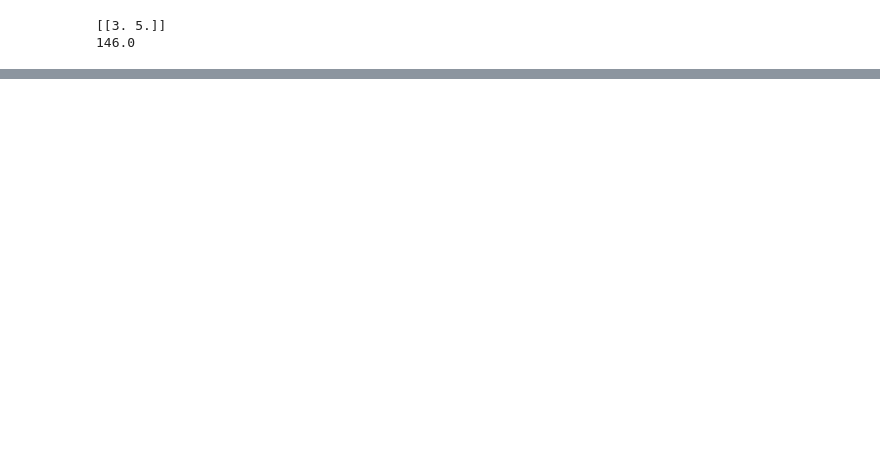
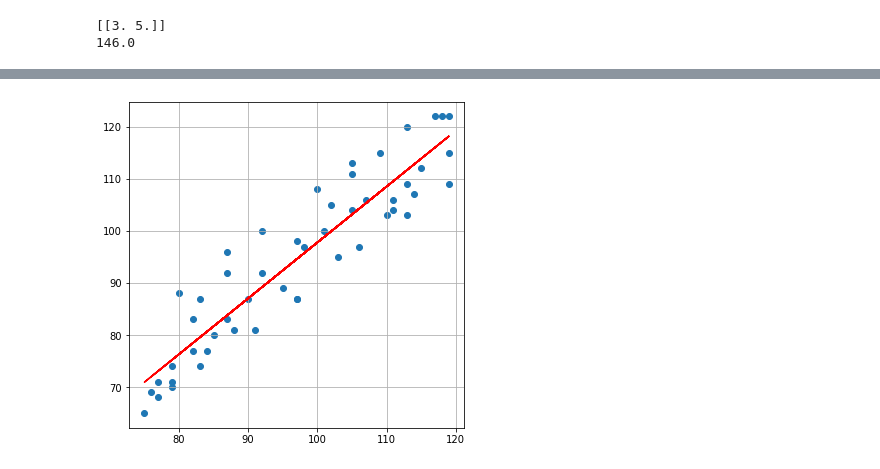
Before and after one commit to betelgeus/fundamentals_of_statistics_notes, a Jupyter notebook: Stepik_fundamentals_of_statistics_notes_Part_2.ipynb, the cells around one changed output, grey strips where cells are left out. Drawn from its saved outputs; the diff is of its cells as text; code cells hidden in the pictures; blank space fills up the shorter version.

```diff
--- a/Stepik_fundamentals_of_statistics_notes_Part_2.ipynb
+++ b/Stepik_fundamentals_of_statistics_notes_Part_2.ipynb
@@ -2201,0 +2260,23 @@ print(kmeans.inertia_)
+# %%
+import numpy as np
+import matplotlib.pyplot as plt
+from pca import pca
+# генерируем линейную зависимость оценок
+R = np.random.randint(75,120,50)
+stat = [elem + np.random.randint(-10,10) for elem in R]
+X = np.column_stack((R, stat))
+
+x = X[:,0]
+y = X[:,1]
+
+# рисуем диаграмму рассеивания
+plt.figure(figsize=(6, 6))
+plt.scatter(x, y)
+
+# добавляем регрессионную прямую
+b1, b0 = np.polyfit(x, y, 1) #  b0 - intercept, b1 - slope
+plt.plot(x, b0 + b1*x, color='red')
+plt.grid()
+plt.show()
+# %% [output]
+[figure, added]
```
Also changed, not shown: parts of 14 cells of this notebook.
